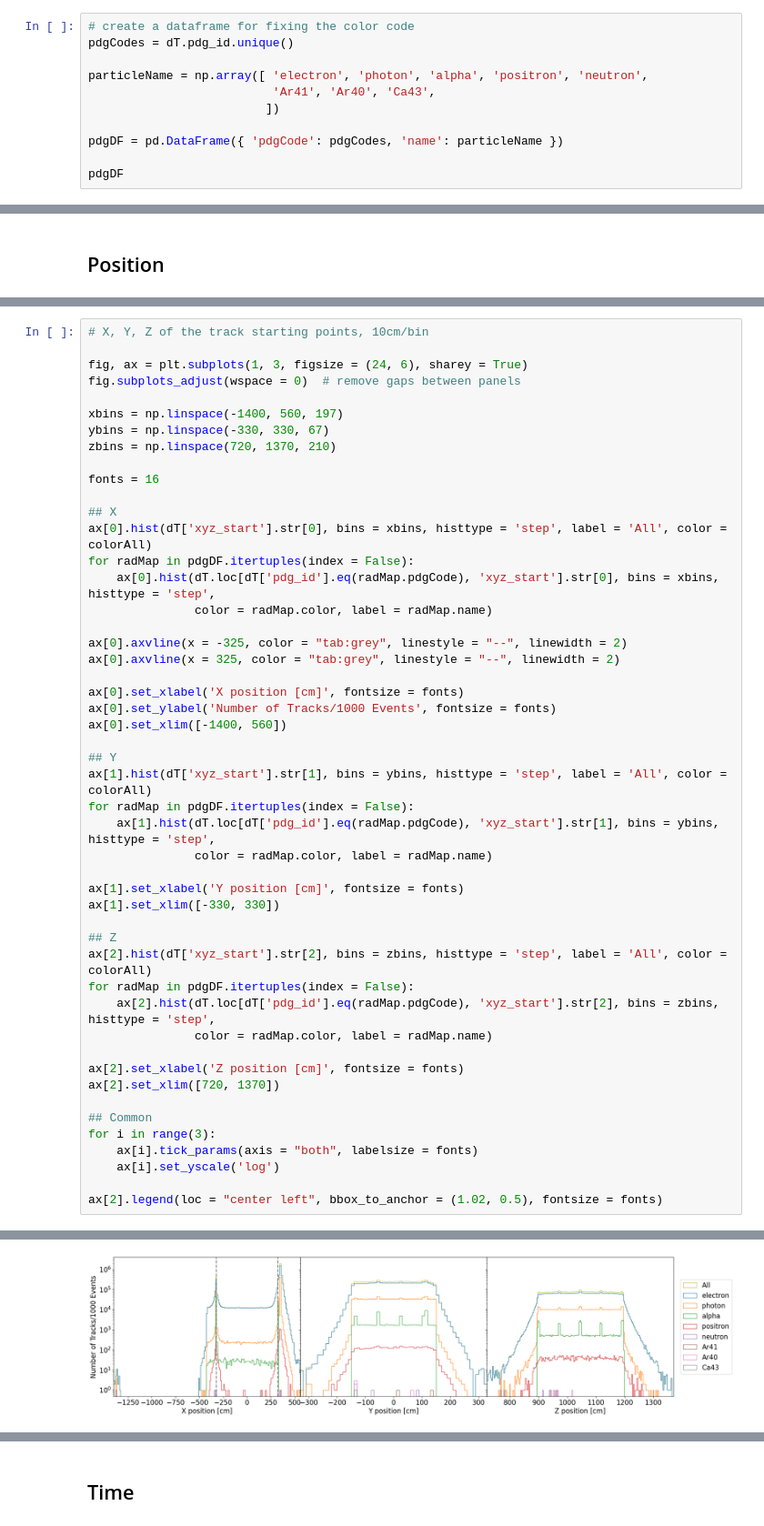
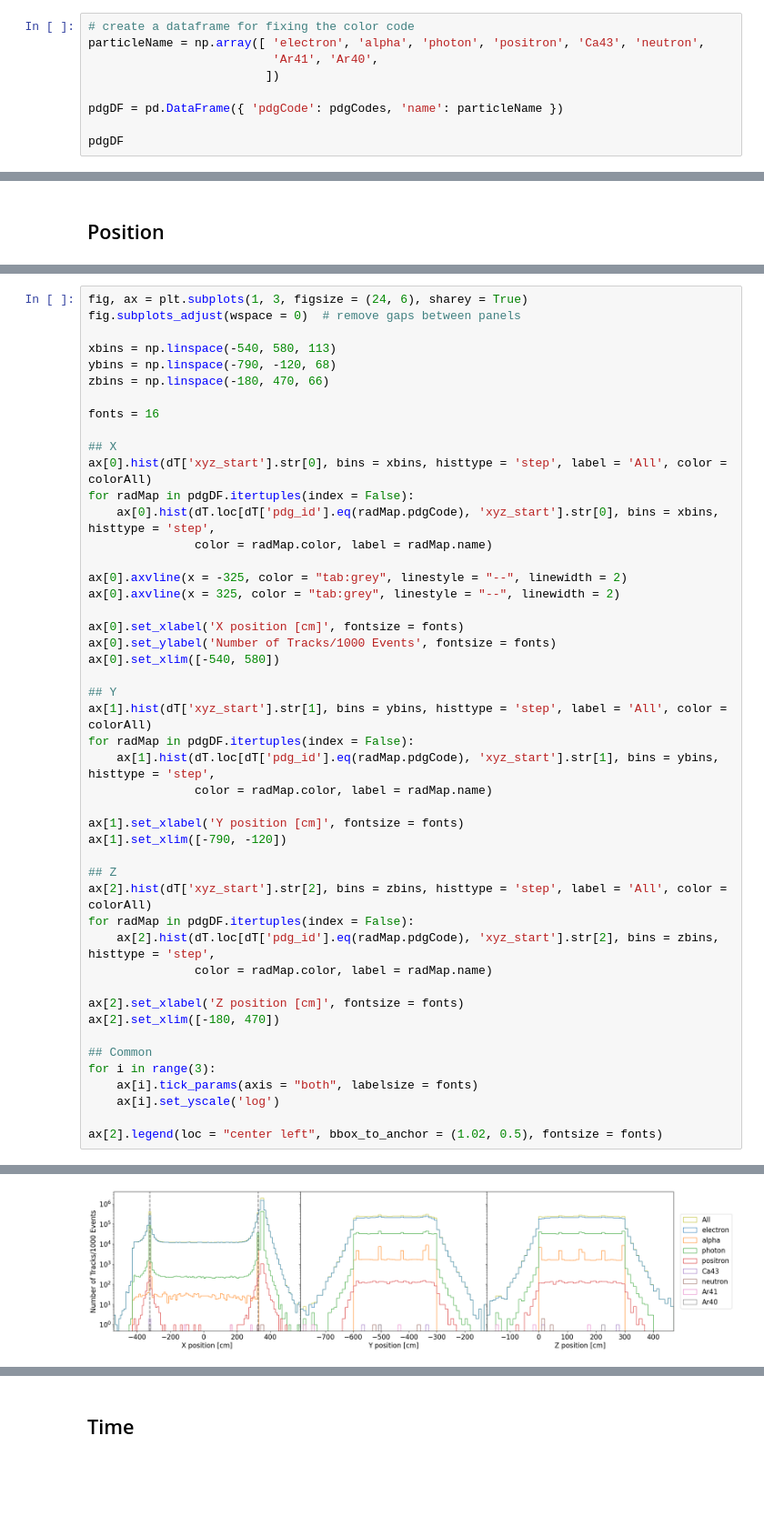
Before and after one commit to yuntsebaryon/GAMPix4SNe, a Jupyter notebook: Validation/g4/studyTrack.ipynb, the cells around one changed output, grey strips where cells are left out. Shown at 91% size. Cells and saved outputs as stored; diff of their text form; blank space fills up the shorter version.

```diff
--- a/Validation/g4/studyTrack.ipynb
+++ b/Validation/g4/studyTrack.ipynb
@@ -83,9 +89,7 @@ dT[dT.file_vertex_id<3]
 # %%
 # create a dataframe for fixing the color code
-pdgCodes = dT.pdg_id.unique()
-
-particleName = np.array([ 'electron', 'photon', 'alpha', 'positron', 'neutron',
-                          'Ar41', 'Ar40', 'Ca43',
+particleName = np.array([ 'electron', 'alpha', 'photon', 'positron', 'Ca43', 'neutron',
+                          'Ar41', 'Ar40',
                          ])
 
 pdgDF = pd.DataFrame({ 'pdgCode': pdgCodes, 'name': particleName })
@@ -323,12 +365,10 @@ start_x.min(), start_x.max(), start_y.min(), start_y.max(), start_z.min(), start
 # %%
-# X, Y, Z of the track starting points, 10cm/bin
-
 fig, ax = plt.subplots(1, 3, figsize = (24, 6), sharey = True)
 fig.subplots_adjust(wspace = 0)  # remove gaps between panels
 
-xbins = np.linspace(-1400, 560, 197)
-ybins = np.linspace(-330, 330, 67)
-zbins = np.linspace(720, 1370, 210)
+xbins = np.linspace(-540, 580, 113)
+ybins = np.linspace(-790, -120, 68)
+zbins = np.linspace(-180, 470, 66)
 
 fonts = 16
 
@@ -341,34 +381,34 @@ for radMap in pdgDF.itertuples(index = False):
 ax[0].axvline(x = -325, color = "tab:grey", linestyle = "--", linewidth = 2)
 ax[0].axvline(x = 325, color = "tab:grey", linestyle = "--", linewidth = 2)
 
 ax[0].set_xlabel('X position [cm]', fontsize = fonts)
 ax[0].set_ylabel('Number of Tracks/1000 Events', fontsize = fonts)
-ax[0].set_xlim([-1400, 560])
+ax[0].set_xlim([-540, 580])
 
 ## Y
 ax[1].hist(dT['xyz_start'].str[1], bins = ybins, histtype = 'step', label = 'All', color = colorAll)
 for radMap in pdgDF.itertuples(index = False):
     ax[1].hist(dT.loc[dT['pdg_id'].eq(radMap.pdgCode), 'xyz_start'].str[1], bins = ybins, histtype = 'step',
                color = radMap.color, label = radMap.name)
 
 ax[1].set_xlabel('Y position [cm]', fontsize = fonts)
-ax[1].set_xlim([-330, 330])
+ax[1].set_xlim([-790, -120])
 
 ## Z
 ax[2].hist(dT['xyz_start'].str[2], bins = zbins, histtype = 'step', label = 'All', color = colorAll)
 for radMap in pdgDF.itertuples(index = False):
     ax[2].hist(dT.loc[dT['pdg_id'].eq(radMap.pdgCode), 'xyz_start'].str[2], bins = zbins, histtype = 'step',
                color = radMap.color, label = radMap.name)
 
 ax[2].set_xlabel('Z position [cm]', fontsize = fonts)
-ax[2].set_xlim([720, 1370])
+ax[2].set_xlim([-180, 470])
 
 ## Common
 for i in range(3):
     ax[i].tick_params(axis = "both", labelsize = fonts)
     ax[i].set_yscale('log')
 
 ax[2].legend(loc = "center left", bbox_to_anchor = (1.02, 0.5), fontsize = fonts)
 # %% [output]
 <matplotlib.legend.Legend at 0x...>
-[figure, old version]
+[figure, new version]
```
Also changed, not shown: parts of 39 cells of this notebook, 2 other files.
